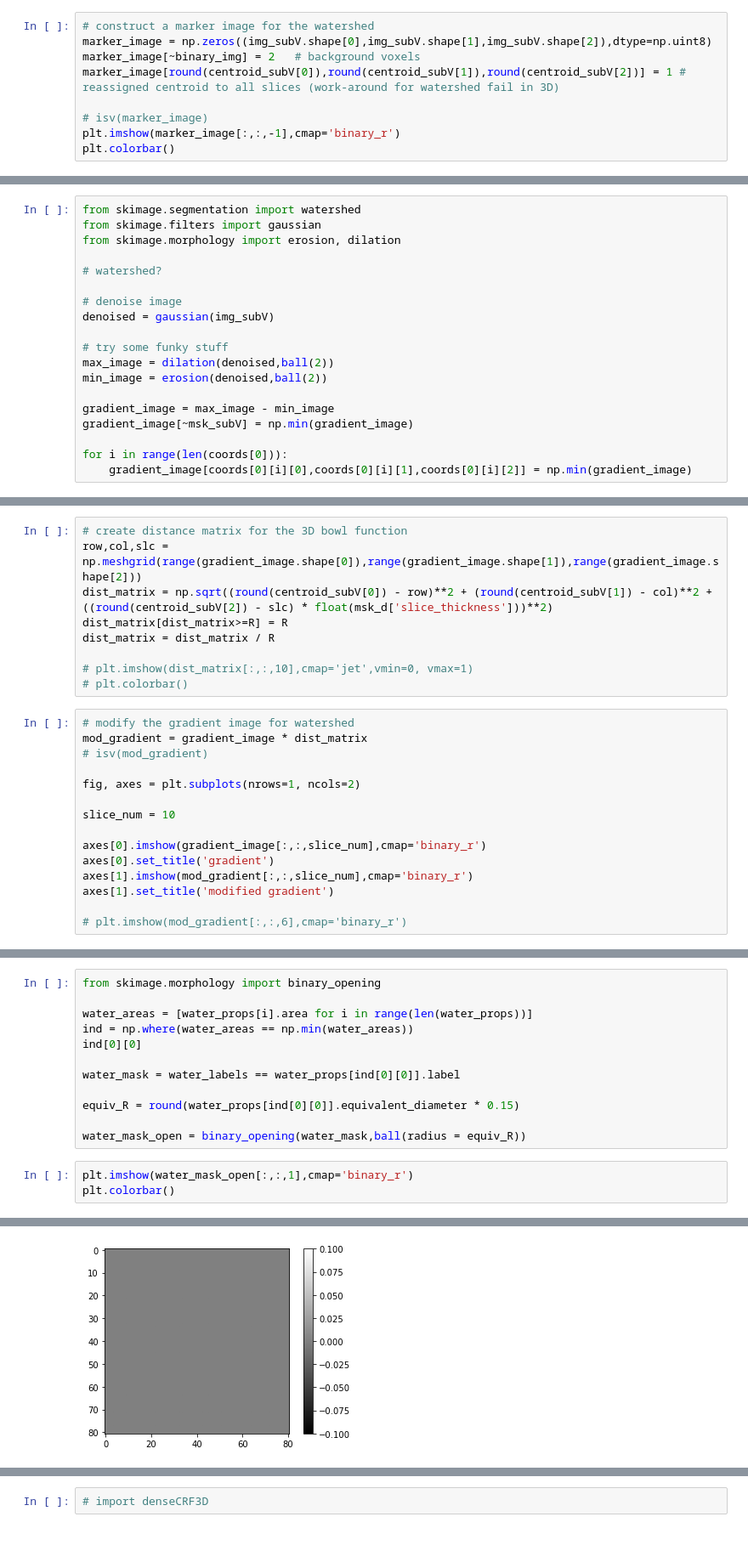
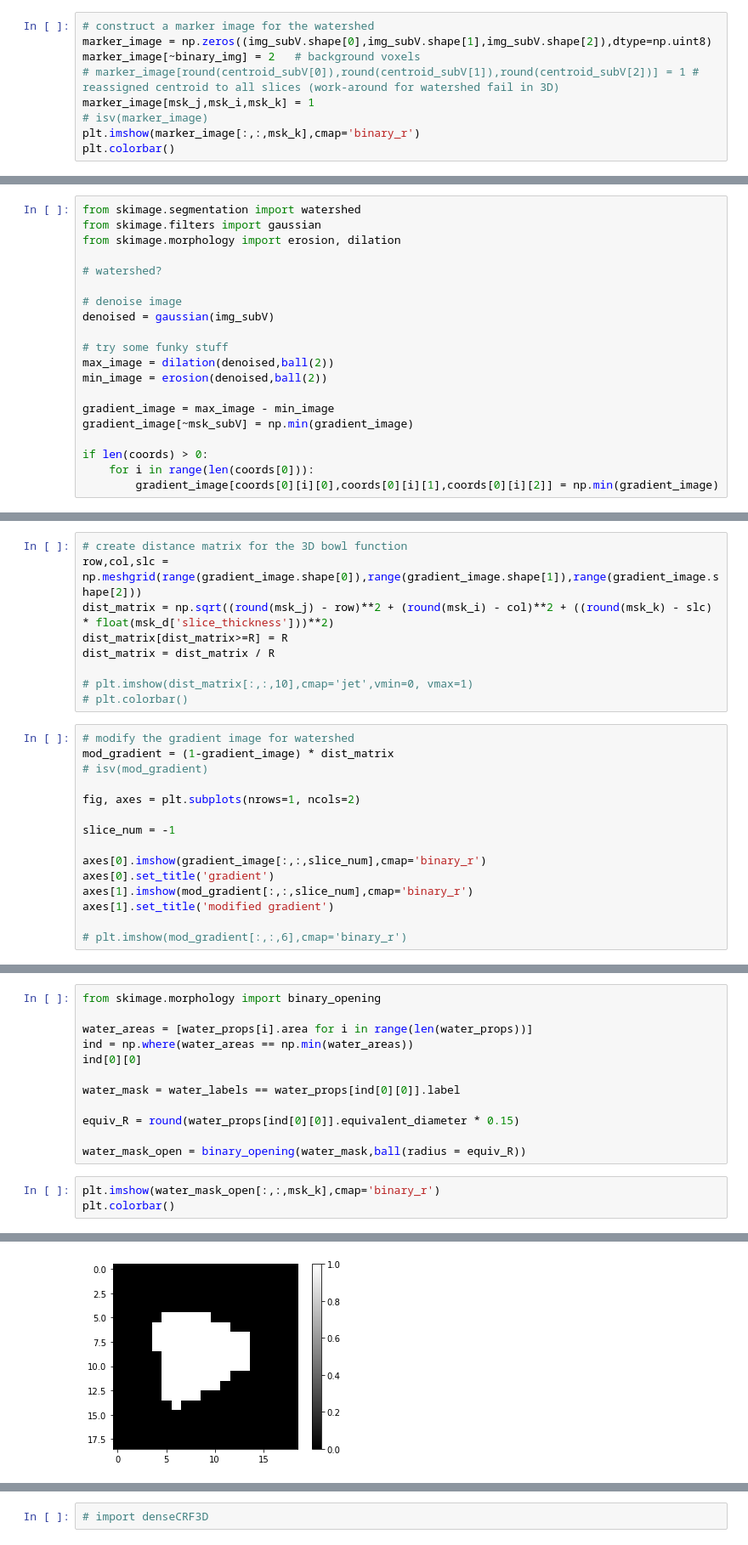
Before and after one commit to caryn-geady/BME1462-Biomedical-Image-Analysis-final-project, a Jupyter notebook: Sample Segmentation II.ipynb, the cells around one changed output, grey strips where cells are left out. Shown: that part at 85% size. Drawn from its saved outputs; the diff is of its cells as text.

```diff
--- a/Sample Segmentation II.ipynb
+++ b/Sample Segmentation II.ipynb
@@ -211,10 +228,10 @@ len(coords[0])
 # construct a marker image for the watershed
 marker_image = np.zeros((img_subV.shape[0],img_subV.shape[1],img_subV.shape[2]),dtype=np.uint8)
 marker_image[~binary_img] = 2   # background voxels
-marker_image[round(centroid_subV[0]),round(centroid_subV[1]),round(centroid_subV[2])] = 1 # reassigned centroid to all slices (work-around for watershed fail in 3D)
-
+# marker_image[round(centroid_subV[0]),round(centroid_subV[1]),round(centroid_subV[2])] = 1 # reassigned centroid to all slices (work-around for watershed fail in 3D)
+marker_image[msk_j,msk_i,msk_k] = 1
 # isv(marker_image)
-plt.imshow(marker_image[:,:,-1],cmap='binary_r')
+plt.imshow(marker_image[:,:,msk_k],cmap='binary_r')
 plt.colorbar()
 # %% [output]
 <matplotlib.colorbar.Colorbar at 0x...>
@@ -236,6 +253,7 @@ min_image = erosion(denoised,ball(2))
 gradient_image = max_image - min_image
 gradient_image[~msk_subV] = np.min(gradient_image)
 
-for i in range(len(coords[0])):
-    gradient_image[coords[0][i][0],coords[0][i][1],coords[0][i][2]] = np.min(gradient_image)
+if len(coords) > 0:
+    for i in range(len(coords[0])):
+        gradient_image[coords[0][i][0],coords[0][i][1],coords[0][i][2]] = np.min(gradient_image)
 # %%
@@ -246,7 +265,7 @@ plt.imshow(gradient_image[:,:,6])
 # %%
 # create distance matrix for the 3D bowl function
 row,col,slc = np.meshgrid(range(gradient_image.shape[0]),range(gradient_image.shape[1]),range(gradient_image.shape[2]))
-dist_matrix = np.sqrt((round(centroid_subV[0]) - row)**2 + (round(centroid_subV[1]) - col)**2 + ((round(centroid_subV[2]) - slc) * float(msk_d['slice_thickness']))**2)
+dist_matrix = np.sqrt((round(msk_j) - row)**2 + (round(msk_i) - col)**2 + ((round(msk_k) - slc) * float(msk_d['slice_thickness']))**2)
 dist_matrix[dist_matrix>=R] = R
 dist_matrix = dist_matrix / R
 
@@ -254,12 +273,12 @@ dist_matrix = dist_matrix / R
 # plt.colorbar()
 # %%
 # modify the gradient image for watershed
-mod_gradient = gradient_image * dist_matrix
+mod_gradient = (1-gradient_image) * dist_matrix
 # isv(mod_gradient)
 
 fig, axes = plt.subplots(nrows=1, ncols=2)
 
-slice_num = 10
+slice_num = -1
 
 axes[0].imshow(gradient_image[:,:,slice_num],cmap='binary_r')
 axes[0].set_title('gradient')
@@ -313,11 +332,11 @@ equiv_R = round(water_props[ind[0][0]].equivalent_diameter * 0.15)
 
 water_mask_open = binary_opening(water_mask,ball(radius = equiv_R))
 # %%
-plt.imshow(water_mask_open[:,:,1],cmap='binary_r')
+plt.imshow(water_mask_open[:,:,msk_k],cmap='binary_r')
 plt.colorbar()
 # %% [output]
 <matplotlib.colorbar.Colorbar at 0x...>
-[figure, old version]
+[figure, new version]
 # %%
 # FINALLY this initial segmentation is fed into the active contours function for further refinement
 from skimage.segmentation import active_contour
```
Also changed, not shown: parts of 23 cells of this notebook.
